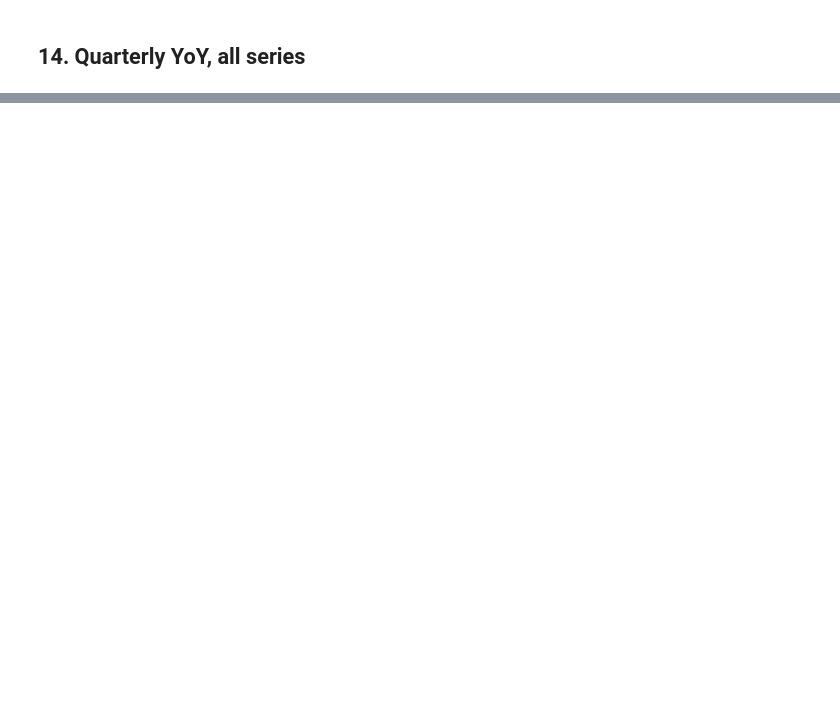
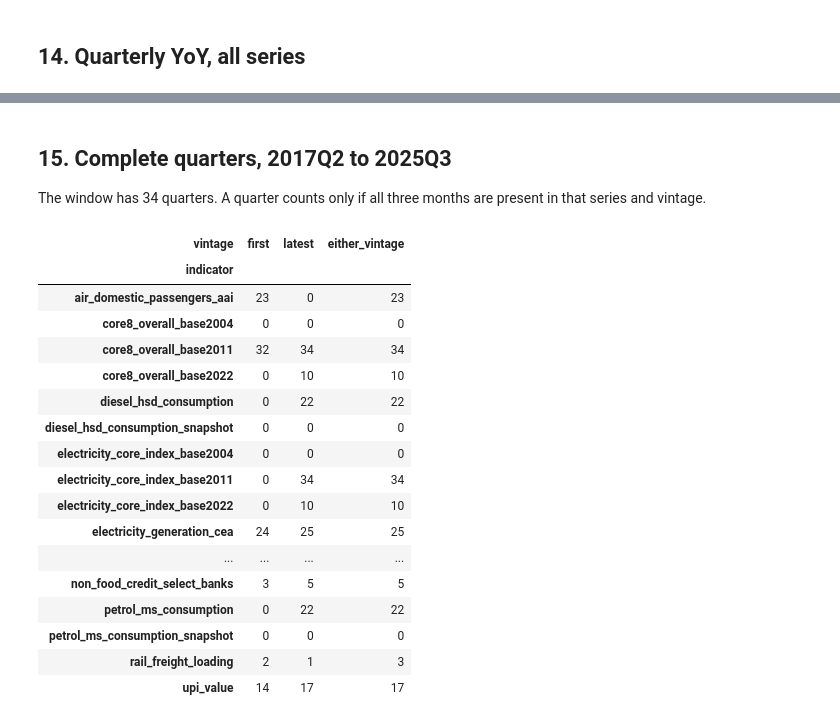
Before and after one commit to sayandp/india-gdp-nowcaster, a Jupyter notebook: notebooks/02_indicators.ipynb, the cells around one changed output, grey strips where cells are left out. Cells and saved outputs as stored; diff of their text form; code cells hidden in the pictures; blank space fills up the shorter version.

Commit message:
phase 2b: gap fill
Co-Authored-By: Claude Opus 5.5 <noreply@anthropic.com>

```diff
--- a/notebooks/02_indicators.ipynb
+++ b/notebooks/02_indicators.ipynb
@@ -747,3 +910,35 @@ plt.show()
+# %% [markdown]
+## 15. Complete quarters, 2017Q2 to 2025Q3
+
+The window has 34 quarters. A quarter counts only if all three months are present in that series and vintage.
+# %%
+window = pd.period_range("2017Q2", "2025Q3", freq="Q").astype(str)
+in_window = quarterly[quarterly["quarter"].isin(window)]
+complete_table = (in_window[in_window["complete"]].pivot_table(index="indicator", columns="vintage", values="quarter", aggfunc="count")
+                  .reindex(sorted(quarterly["indicator"].unique())).fillna(0).astype(int))
+complete_table = complete_table.reindex(columns=["first", "latest"], fill_value=0)
+complete_table["either_vintage"] = [in_window[(in_window["indicator"] == name) & in_window["complete"]]["quarter"].nunique() for name in complete_table.index]
+complete_table.to_csv(PROCESSED / "indicators_complete_quarters_2017Q2_2025Q3.csv")
+display(complete_table)
+# %% [output]
+| vintage | first | latest | either_vintage |
+| indicator |  |  |  |
+| air_domestic_passengers_aai | 23 | 0 | 23 |
+| core8_overall_base2004 | 0 | 0 | 0 |
+| core8_overall_base2011 | 32 | 34 | 34 |
+| core8_overall_base2022 | 0 | 10 | 10 |
+| diesel_hsd_consumption | 0 | 22 | 22 |
+| diesel_hsd_consumption_snapshot | 0 | 0 | 0 |
+| electricity_core_index_base2004 | 0 | 0 | 0 |
+| electricity_core_index_base2011 | 0 | 34 | 34 |
+| electricity_core_index_base2022 | 0 | 10 | 10 |
+| electricity_generation_cea | 24 | 25 | 25 |
+| ... | ... | ... | ... |
+| non_food_credit_select_banks | 3 | 5 | 5 |
+| petrol_ms_consumption | 0 | 22 | 22 |
+| petrol_ms_consumption_snapshot | 0 | 0 | 0 |
+| rail_freight_loading | 2 | 1 | 3 |
+| upi_value | 14 | 17 | 17 |
 # %% [markdown]
 ## Data gaps
 
```
Also changed, not shown: parts of 17 cells of this notebook, 7 other files.
